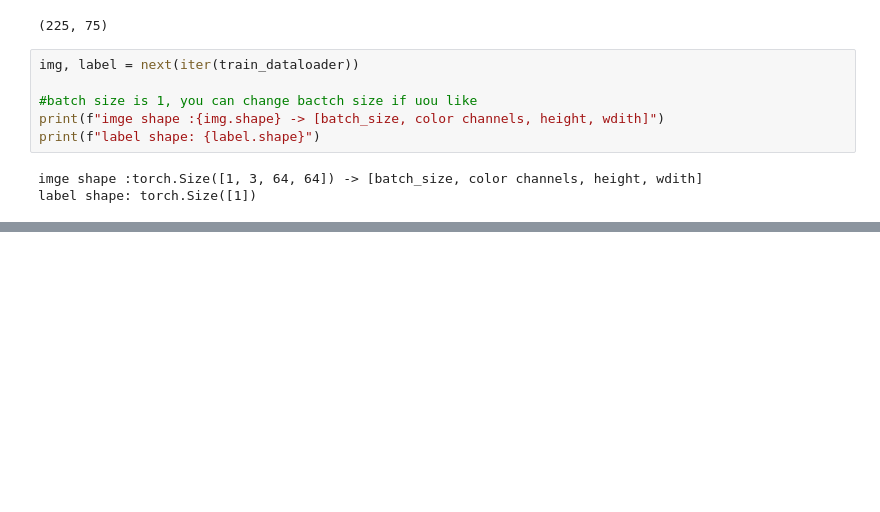
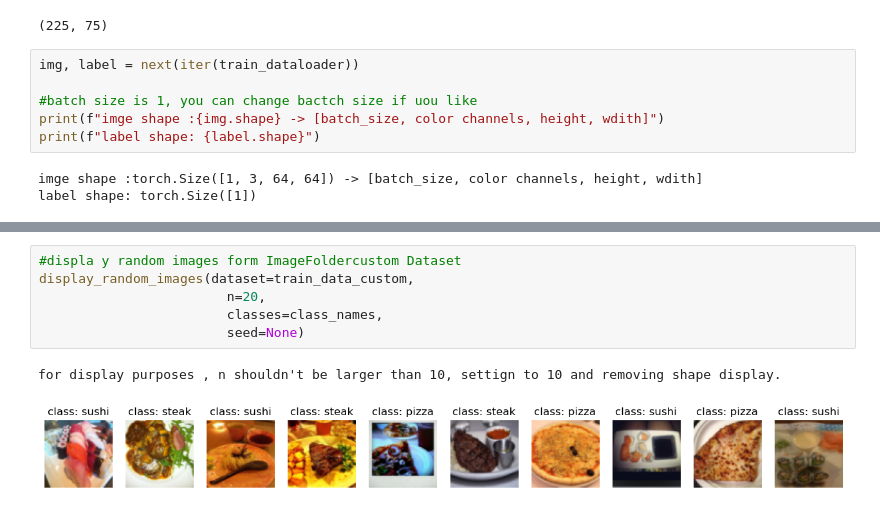
Before and after one commit to stanleyedward/pytorching, a Jupyter notebook: 6_pytorch_custom_datasets/main.ipynb, the cells around one changed output, grey strips where cells are left out. Cells and saved outputs as stored; diff of their text form; blank space fills up the shorter version.

```diff
--- a/6_pytorch_custom_datasets/main.ipynb
+++ b/6_pytorch_custom_datasets/main.ipynb
@@ -427,0 +664,9 @@ label shape: torch.Size([1])
+# %%
+#displa y random images form ImageFoldercustom Dataset
+display_random_images(dataset=train_data_custom,
+                        n=20,
+                        classes=class_names,
+                        seed=None)
+# %% [output]
+for display purposes , n shouldn't be larger than 10, settign to 10 and removing shape display.
+[figure, added]
```
Also changed, not shown: parts of 59 cells of this notebook.
